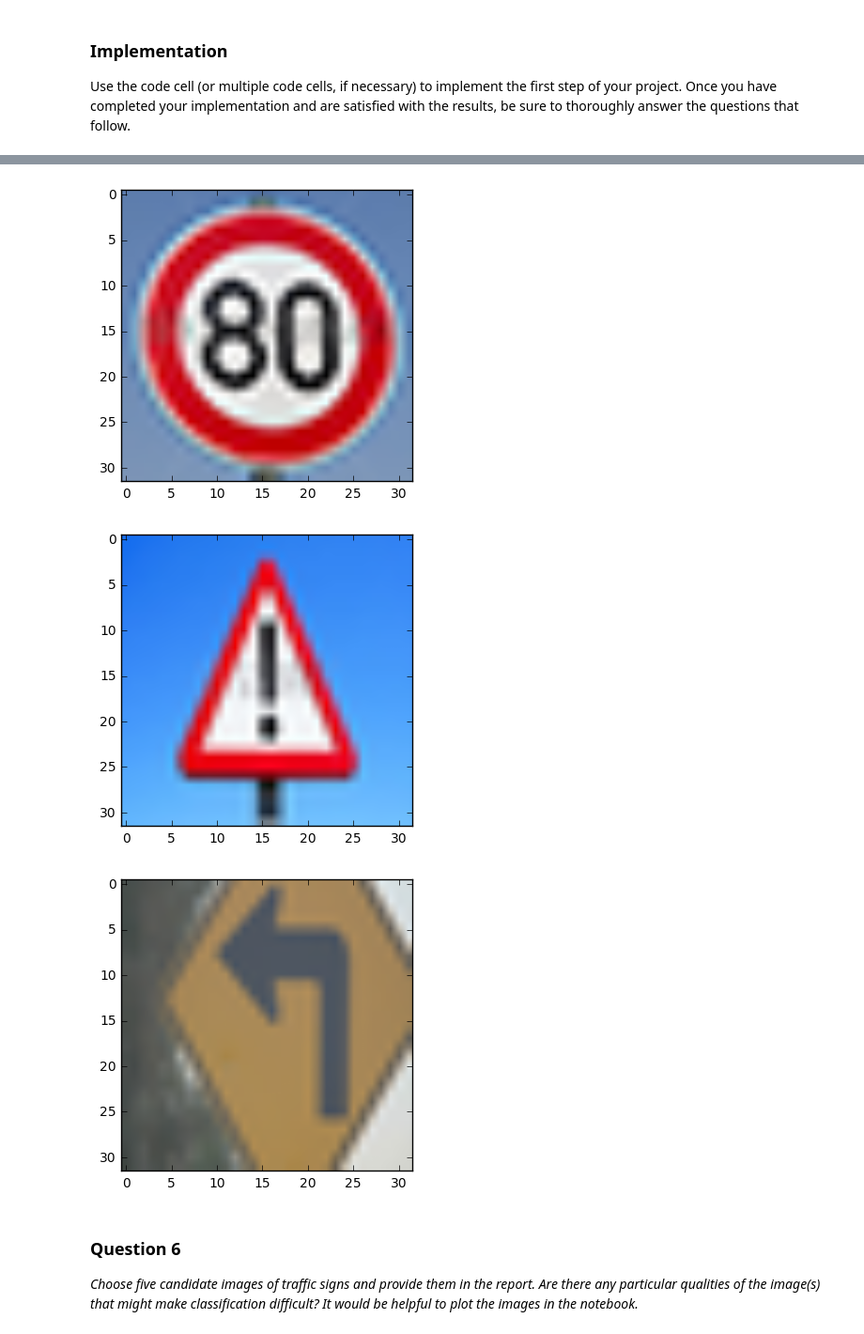
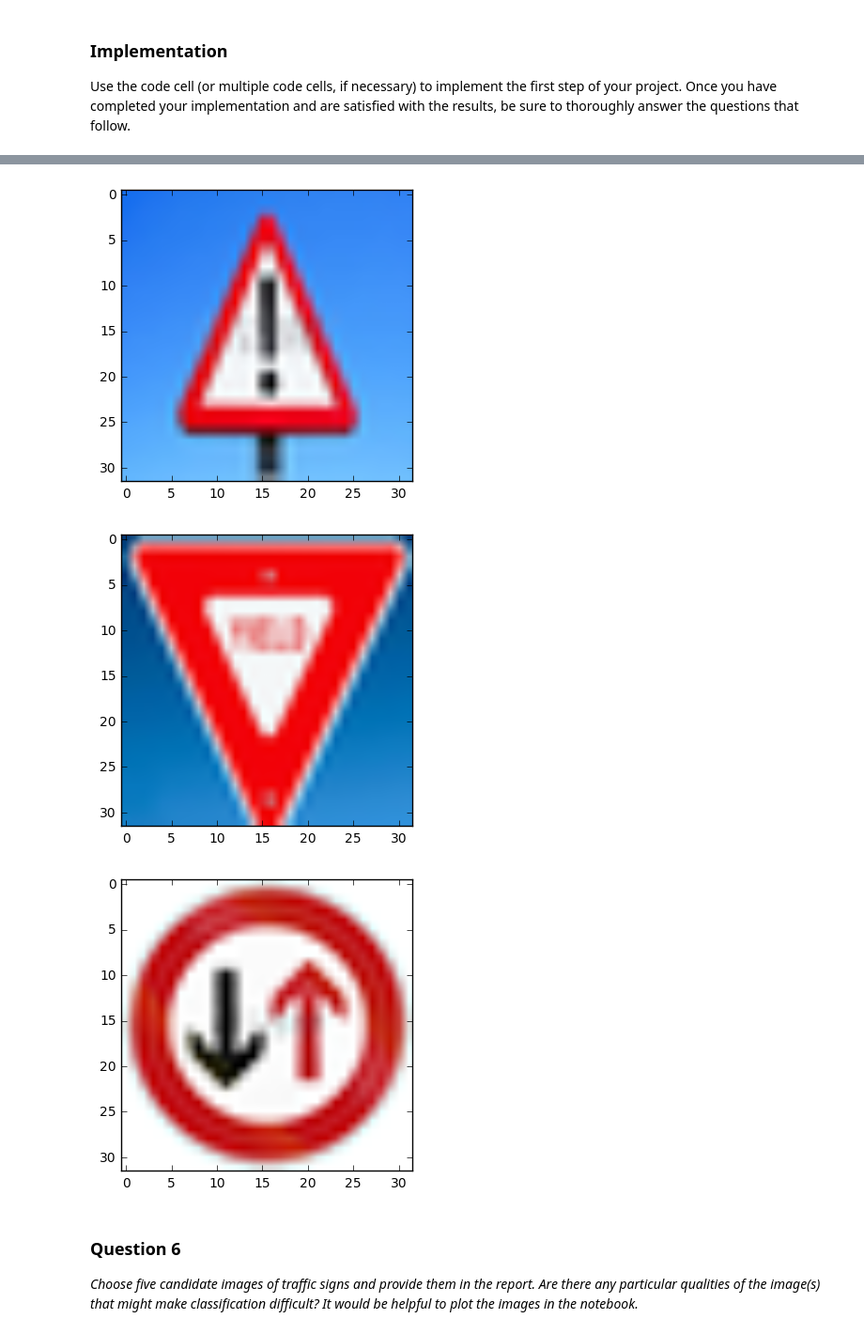
Before and after one commit to avavavsf/Traffic-Sign-Classification, a Jupyter notebook: Traffic_Signs_Recognition.ipynb, the cells around one changed output, grey strips where cells are left out. Shown at 94% size. Cells and saved outputs as stored; diff of their text form; code cells hidden in the pictures.

```diff
--- a/Traffic_Signs_Recognition.ipynb
+++ b/Traffic_Signs_Recognition.ipynb
@@ -485,7 +525,7 @@ Use the code cell (or multiple code cells, if necessary) to implement the first
 # %%
 ### Load the images and plot them here.
 ### Feel free to use as many code cells as needed.
-imgs = ['stopsign.png', '50km_speed_limit.png', '80km_speed_limit.png', 'general_caution.png','leftturn.png']
+imgs = ['stopsign.png', '20km_speed_limit.png', 'general_caution.png','yield.png', 'priority.png']
 
 mytest_img = []
 
@@ -500,6 +540,6 @@ for imgname in imgs:
-[figure, old version]
+[figure, new version]
-[figure, old version]
+[figure, new version]
-[figure, old version]
+[figure, new version]
 # %% [markdown]
 ### Question 6
 
```
Also changed, not shown: parts of 25 cells of this notebook, 9 other files.
